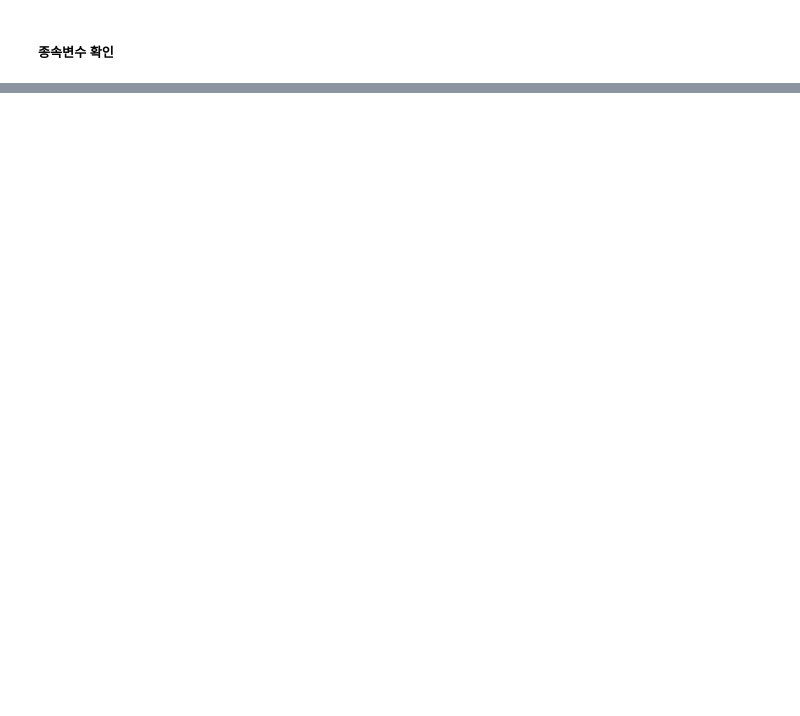
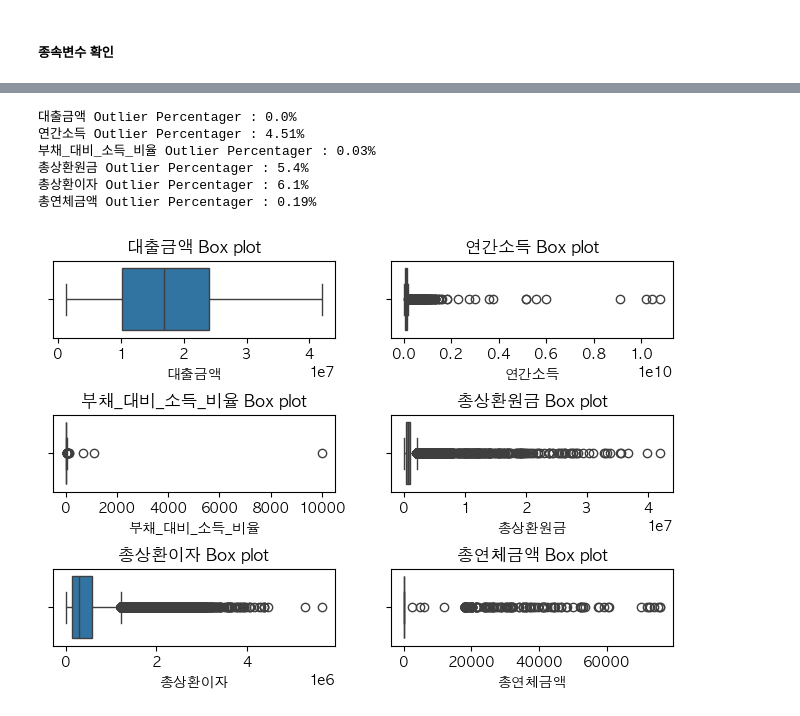
Before and after one commit to Dae-yangKim/Dacon_competiton, a Jupyter notebook: 2024.01.15/codes/eda_daeyangKim.ipynb, the cells around one changed output, grey strips where cells are left out. Drawn from its saved outputs; the diff is of its cells as text; code cells hidden in the pictures; blank space fills up the shorter version.

```diff
--- a/2024.01.15/codes/eda_daeyangKim.ipynb
+++ b/2024.01.15/codes/eda_daeyangKim.ipynb
@@ -195,0 +223,48 @@ for p in g.patches:
+# %%
+# tukey 함수
+
+def tukey(data , col):
+    q1 = np.percentile(data[col] , 25)
+    q3 = np.percentile(data[col] , 75)
+
+    IQR = q3 - q1
+
+    lower_fence = q1 - 1.5 * IQR
+    upper_fence = q3 + 1.5 * IQR
+
+    target_data = data[(data[col] < lower_fence) | (data[col] > upper_fence)]
+
+    print(f"{col} Outlier Percentager : {round(target_data.shape[0] / data.shape[0] * 100 , 2)}%")
+# %%
+# 연속형 데이터
+
+data = train[['대출금액' , '연간소득' , '부채_대비_소득_비율' , '총상환원금' , '총상환이자' , '총연체금액']]
+
+fig , ax = plt.subplots(3 , 2 , figsize = (8 , 5))
+plt.subplots_adjust(hspace = 1)
+
+for i in range(6):
+    row = i // 2
+    col = i % 2
+
+    sns.boxplot(
+        data = data ,
+        x = data.columns[i] ,
+        ax = ax[row][col]
+    )
+
+    ax[row][col].set_title(f"{data.columns[i]} Box plot")
+
+
+# 비율 살펴보기
+
+for col in data:
+    tukey(data , col)
+# %% [output]
+대출금액 Outlier Percentager : 0.0%
+연간소득 Outlier Percentager : 4.51%
+부채_대비_소득_비율 Outlier Percentager : 0.03%
+총상환원금 Outlier Percentager : 5.4%
+총상환이자 Outlier Percentager : 6.1%
+총연체금액 Outlier Percentager : 0.19%
+[figure, added]
```
Also changed, not shown: parts of 15 cells of this notebook, 1 other file.
